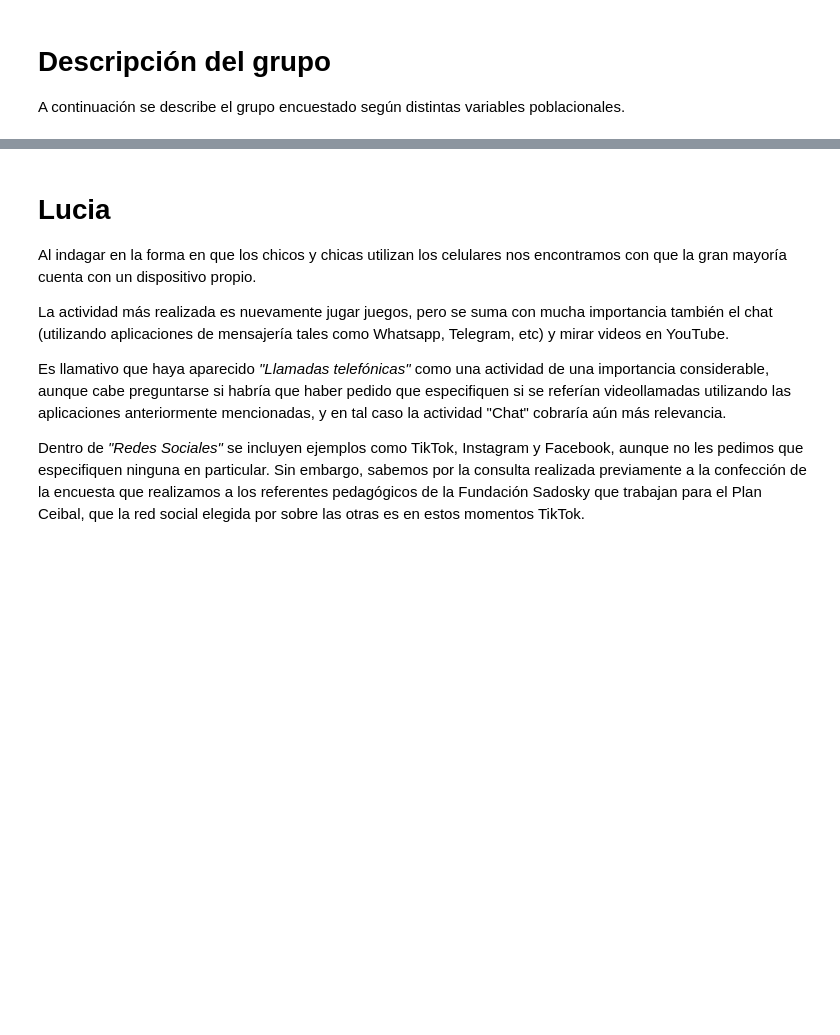
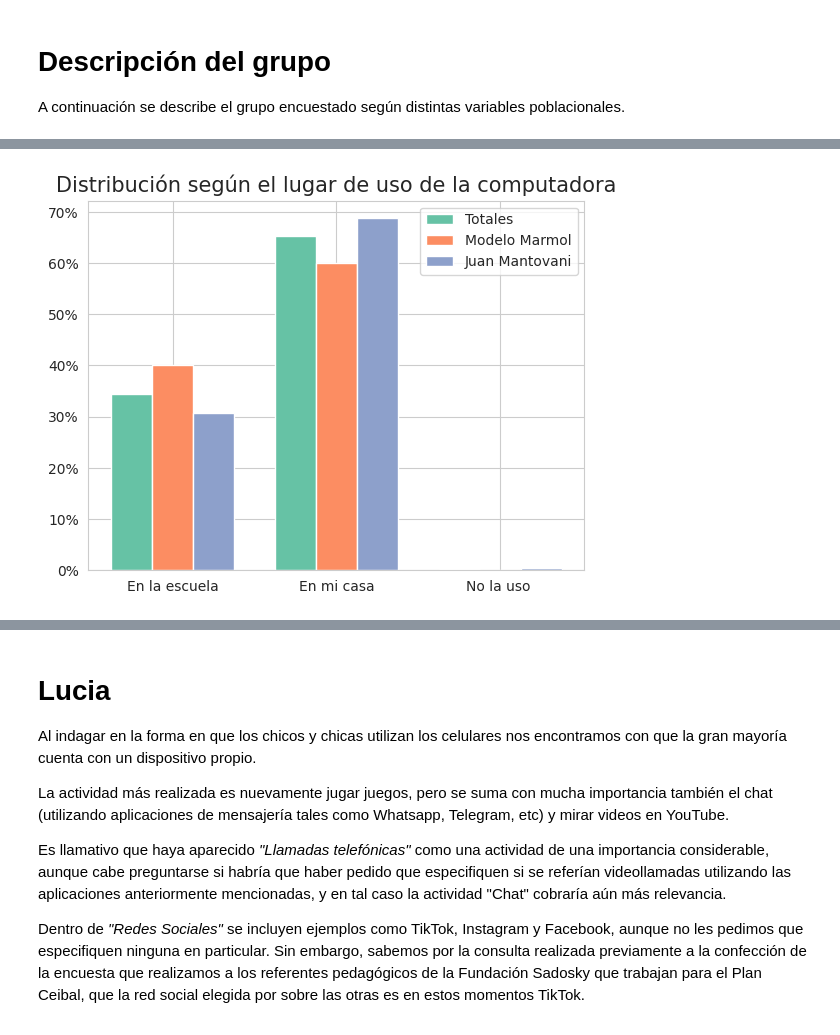
Before and after one commit to fedesassone/tesis, a Jupyter notebook: notebooks/Poblacional.ipynb, the cells around one changed output, grey strips where cells are left out. Cells and saved outputs as stored; diff of their text form; code cells hidden in the pictures; blank space fills up the shorter version.

```diff
--- a/notebooks/Poblacional.ipynb
+++ b/notebooks/Poblacional.ipynb
@@ -470,0 +129,25 @@ plt.savefig('28.pdf')
+# %%
+# Lugar de uso de la computadora
+data_total = df_fe["lugar_computadora"].value_counts(normalize=True).sort_index()
+data_marmol = marmol["lugar_computadora"].value_counts(normalize=True).sort_index()
+data_mantovani = mantovani["lugar_computadora"].value_counts(normalize=True).sort_index()
+
+data_marmol["No la uso"] = 0.0
+
+bar_width = 0.25
+
+br1 = np.arange(len(data_total))
+br2 = [x + bar_width for x in br1]
+br3 = [x + bar_width for x in br2]
+
+plt.bar(br1,data_total, width=bar_width, label = 'Totales')
+plt.bar(br2,data_marmol, width=bar_width, label = 'Modelo Marmol')
+plt.bar(br3,data_mantovani, width=bar_width, label = 'Juan Mantovani')
+
+plt.gca().yaxis.set_major_formatter(PercentFormatter(1))
+plt.title("Distribución según el lugar de uso de la computadora", fontsize=15)
+plt.xticks([r + bar_width for r in range(len(data_total))], [id for id in data_total.sort_index().index])
+plt.legend()
+plt.savefig('3.png')
+# %% [output]
+[figure, added]
```
Also changed, not shown: parts of 42 cells of this notebook, 36 other files.
